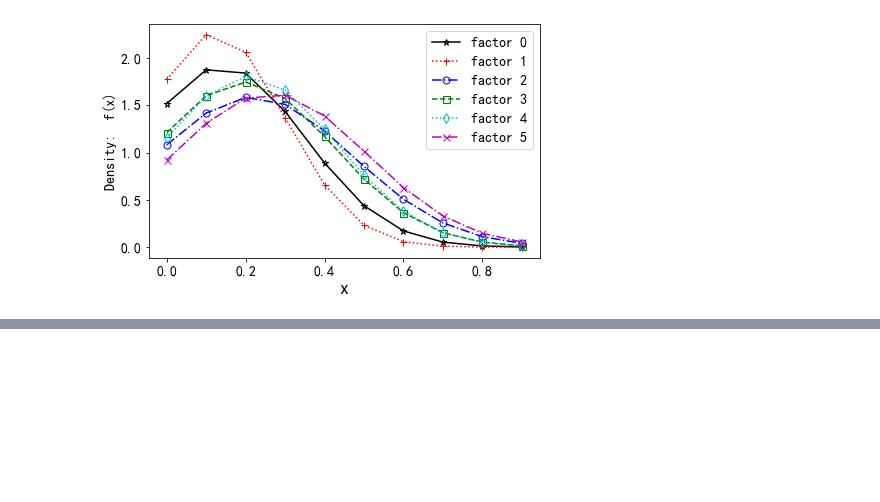
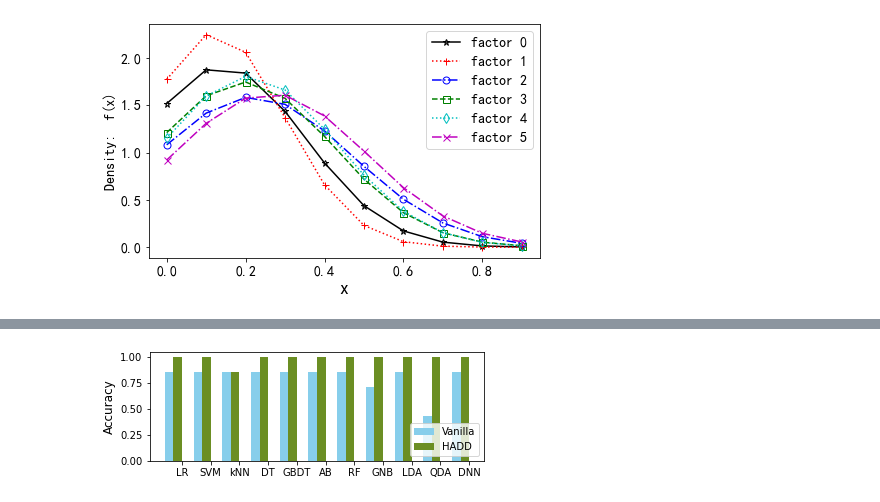
Before and after one commit to Real-Time-Lab/Depressed-Mood-Detection, a Jupyter notebook: src/Traing_infer_plot.ipynb, the cells around one changed output, grey strips where cells are left out. Cells and saved outputs as stored; diff of their text form; code cells hidden in the pictures; blank space fills up the shorter version.

```diff
--- a/src/Traing_infer_plot.ipynb
+++ b/src/Traing_infer_plot.ipynb
@@ -1746,0 +1709,47 @@ plt.savefig(dir_data+'acc_comp.pdf',format='pdf')
+# %%
+import seaborn as sns
+import pandas as pd
+import matplotlib.pyplot as plt
+import numpy as np
+
+filename='../data/studentlife_result_byMetricsModelFactor_EMAplusSENSING.csv'
+data = pd.read_csv(filename)
+
+
+acc_data = data.where(data['metrics']=='A').dropna()
+
+list_vanilla = acc_data.where(acc_data['factor']=='vanilla')[['value', 'model']].dropna()
+list_fct1 = acc_data.where(acc_data['factor']=='1')[['value', 'model']].dropna()
+list_fct1
+models= model_order = ['LR','SVM','kNN','DT','GBDT','AB','RF','GNB','LDA','QDA','DNN']
+l_fct1 =[]
+l_vanilla =[]
+
+for model in models:
+    row=(list_vanilla.where(list_vanilla['model']==model)).dropna()
+    acc = row['value'].tolist()[0] #convert series to scaler
+    l_vanilla.append(acc)
+
+    row=(list_fct1.where(list_fct1['model']==model)).dropna()
+    acc = row['value'].tolist()[0] #convert series to scaler
+    l_fct1.append(acc)
+
+l_len = len(l_fct1)
+
+plt.show()
+plt.figure(figsize =(6,2))
+bar_width = 0.3
+position_vanilla = np.arange(l_len)
+position_fct1 = np.arange(l_len)+bar_width
+plt.bar(position_vanilla, height = l_vanilla, width=bar_width, color = 'skyblue', label = 'Vanilla')
+plt.bar(position_fct1, height =l_fct1, width= bar_width, color ='olivedrab', label = 'HADD')
+
+plt.legend(loc= 4) #upper left
+plt.xticks(position_fct1+bar_width/2, models)
+plt.ylabel('Accuracy', fontsize= 12)
+# plt.title ('Accuracy comparison', fontsize=12)
+
+dir_data = '../data/'
+plt.savefig(dir_data+'acc_comp.pdf',format='pdf')
+# %% [output]
+[figure, added]
```
Also changed, not shown: parts of 1 cell of this notebook, 1 other file.
